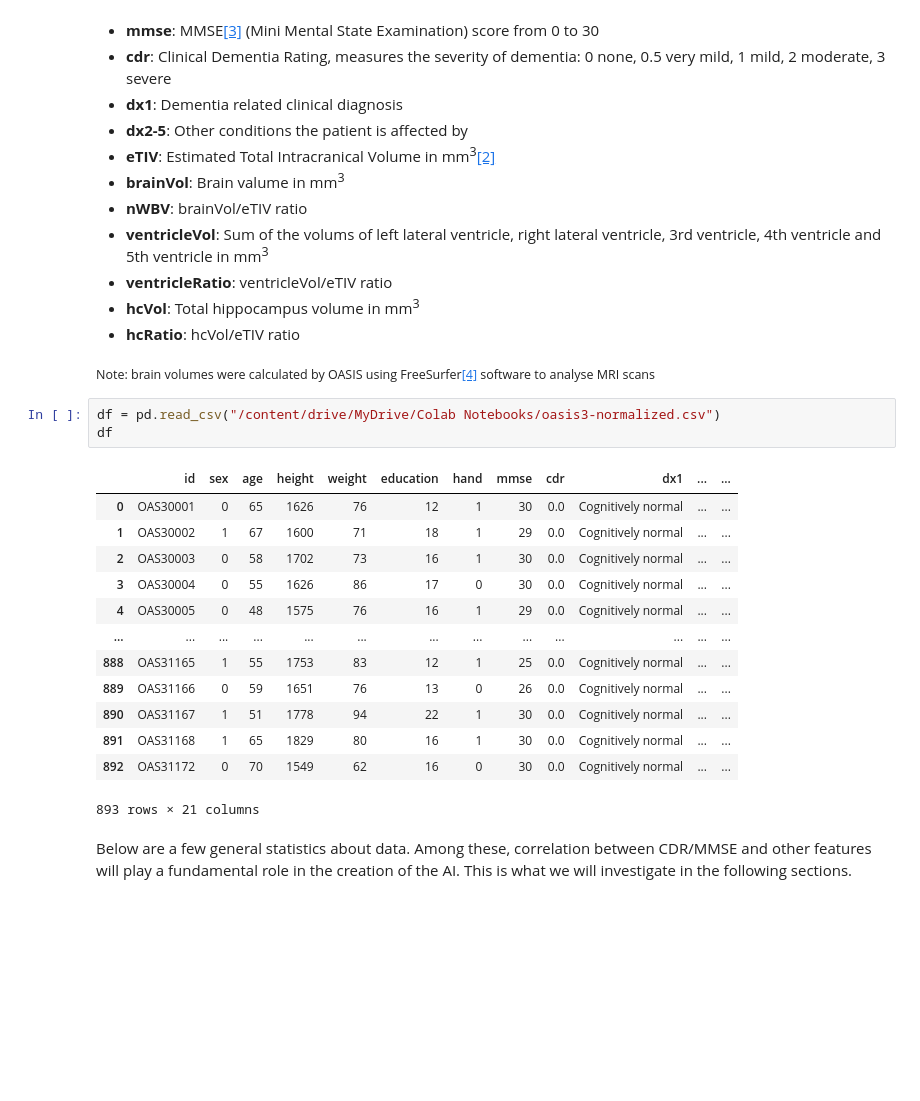
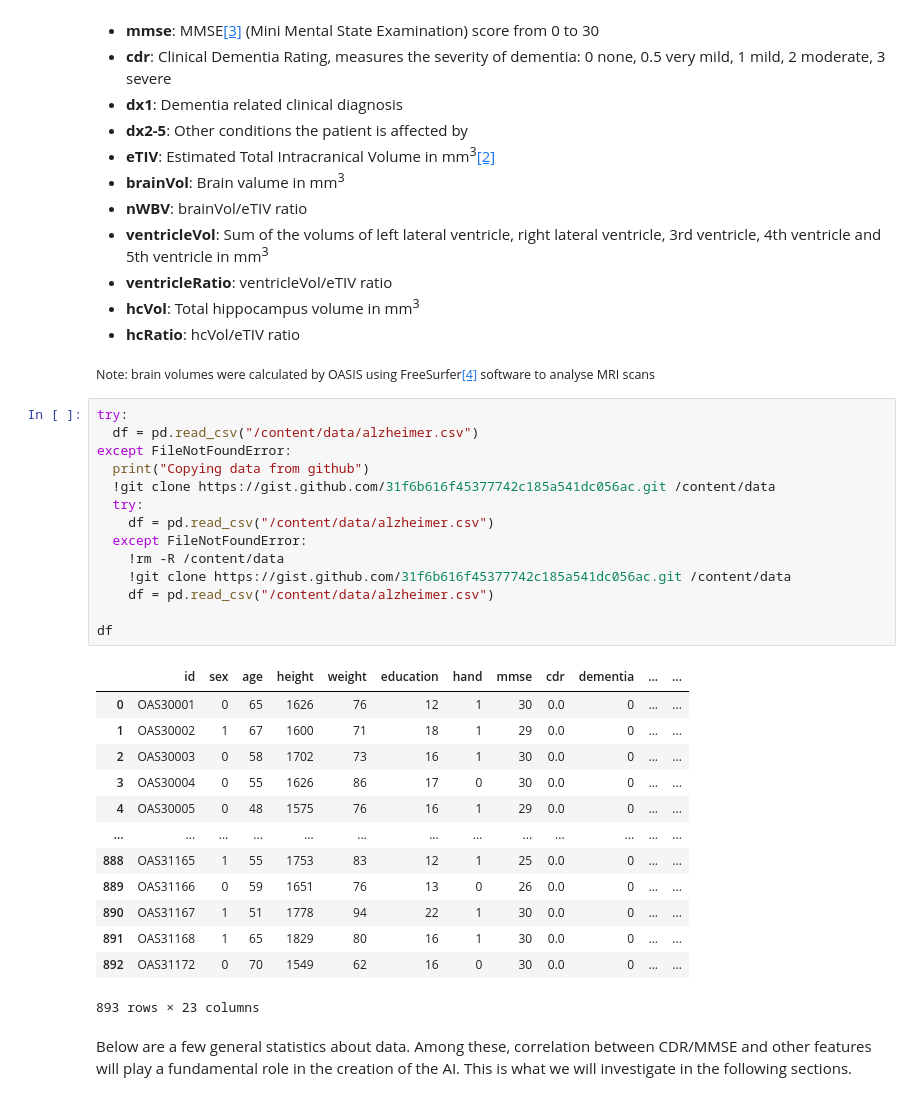
Before and after one commit to xCocco0/alzheimer-recognition, a Jupyter notebook: alzheimer.ipynb, the cells around one changed output. Saved outputs shown, nothing was run; the diff lists cells and outputs as text; blank space fills up the shorter version.

Commit message:
Updated with gist link autodownload

```diff
--- a/alzheimer.ipynb
+++ b/alzheimer.ipynb
@@ -50,23 +50,34 @@ The following were extracted and calculated based on the OASIS-3 Dataset.
 - **hcRatio**: hcVol/eTIV ratio
 
 <sub>Note: brain volumes were calculated by OASIS using FreeSurfer[[4]](https://surfer.nmr.mgh.harvard.edu/) software to analyse MRI scans</sub>
-# %%
-df = pd.read_csv("/content/drive/MyDrive/Colab Notebooks/oasis3-normalized.csv")
-df
-# %% [output]
-|  | id | sex | age | height | weight | education | hand | mmse | cdr | dx1 | ... | ... |
-| 0 | OAS30001 | 0 | 65 | 1626 | 76 | 12 | 1 | 30 | 0.0 | Cognitively normal | ... | ... |
-| 1 | OAS30002 | 1 | 67 | 1600 | 71 | 18 | 1 | 29 | 0.0 | Cognitively normal | ... | ... |
-| 2 | OAS30003 | 0 | 58 | 1702 | 73 | 16 | 1 | 30 | 0.0 | Cognitively normal | ... | ... |
-| 3 | OAS30004 | 0 | 55 | 1626 | 86 | 17 | 0 | 30 | 0.0 | Cognitively normal | ... | ... |
-| 4 | OAS30005 | 0 | 48 | 1575 | 76 | 16 | 1 | 29 | 0.0 | Cognitively normal | ... | ... |
-| ... | ... | ... | ... | ... | ... | ... | ... | ... | ... | ... | ... | ... |
-| 888 | OAS31165 | 1 | 55 | 1753 | 83 | 12 | 1 | 25 | 0.0 | Cognitively normal | ... | ... |
-| 889 | OAS31166 | 0 | 59 | 1651 | 76 | 13 | 0 | 26 | 0.0 | Cognitively normal | ... | ... |
-| 890 | OAS31167 | 1 | 51 | 1778 | 94 | 22 | 1 | 30 | 0.0 | Cognitively normal | ... | ... |
-| 891 | OAS31168 | 1 | 65 | 1829 | 80 | 16 | 1 | 30 | 0.0 | Cognitively normal | ... | ... |
-| 892 | OAS31172 | 0 | 70 | 1549 | 62 | 16 | 0 | 30 | 0.0 | Cognitively normal | ... | ... |
-893 rows × 21 columns
+# %%
+try:
+  df = pd.read_csv("/content/data/alzheimer.csv")
+except FileNotFoundError:
+  print("Copying data from github")
+  !git clone https://gist.github.com/31f6b616f45377742c185a541dc056ac.git /content/data
+  try:
+    df = pd.read_csv("/content/data/alzheimer.csv")
+  except FileNotFoundError:
+    !rm -R /content/data
+    !git clone https://gist.github.com/31f6b616f45377742c185a541dc056ac.git /content/data
+    df = pd.read_csv("/content/data/alzheimer.csv")
+
+df
+# %% [output]
+|  | id | sex | age | height | weight | education | hand | mmse | cdr | dementia | ... | ... |
+| 0 | OAS30001 | 0 | 65 | 1626 | 76 | 12 | 1 | 30 | 0.0 | 0 | ... | ... |
+| 1 | OAS30002 | 1 | 67 | 1600 | 71 | 18 | 1 | 29 | 0.0 | 0 | ... | ... |
+| 2 | OAS30003 | 0 | 58 | 1702 | 73 | 16 | 1 | 30 | 0.0 | 0 | ... | ... |
+| 3 | OAS30004 | 0 | 55 | 1626 | 86 | 17 | 0 | 30 | 0.0 | 0 | ... | ... |
+| 4 | OAS30005 | 0 | 48 | 1575 | 76 | 16 | 1 | 29 | 0.0 | 0 | ... | ... |
+| ... | ... | ... | ... | ... | ... | ... | ... | ... | ... | ... | ... | ... |
+| 888 | OAS31165 | 1 | 55 | 1753 | 83 | 12 | 1 | 25 | 0.0 | 0 | ... | ... |
+| 889 | OAS31166 | 0 | 59 | 1651 | 76 | 13 | 0 | 26 | 0.0 | 0 | ... | ... |
+| 890 | OAS31167 | 1 | 51 | 1778 | 94 | 22 | 1 | 30 | 0.0 | 0 | ... | ... |
+| 891 | OAS31168 | 1 | 65 | 1829 | 80 | 16 | 1 | 30 | 0.0 | 0 | ... | ... |
+| 892 | OAS31172 | 0 | 70 | 1549 | 62 | 16 | 0 | 30 | 0.0 | 0 | ... | ... |
+893 rows × 23 columns
 # %% [markdown]
 Below are a few general statistics about data. Among these, correlation between CDR/MMSE and other features will play a fundamental role in the creation of the AI. This is what we will investigate in the following sections.
 # %%
```
